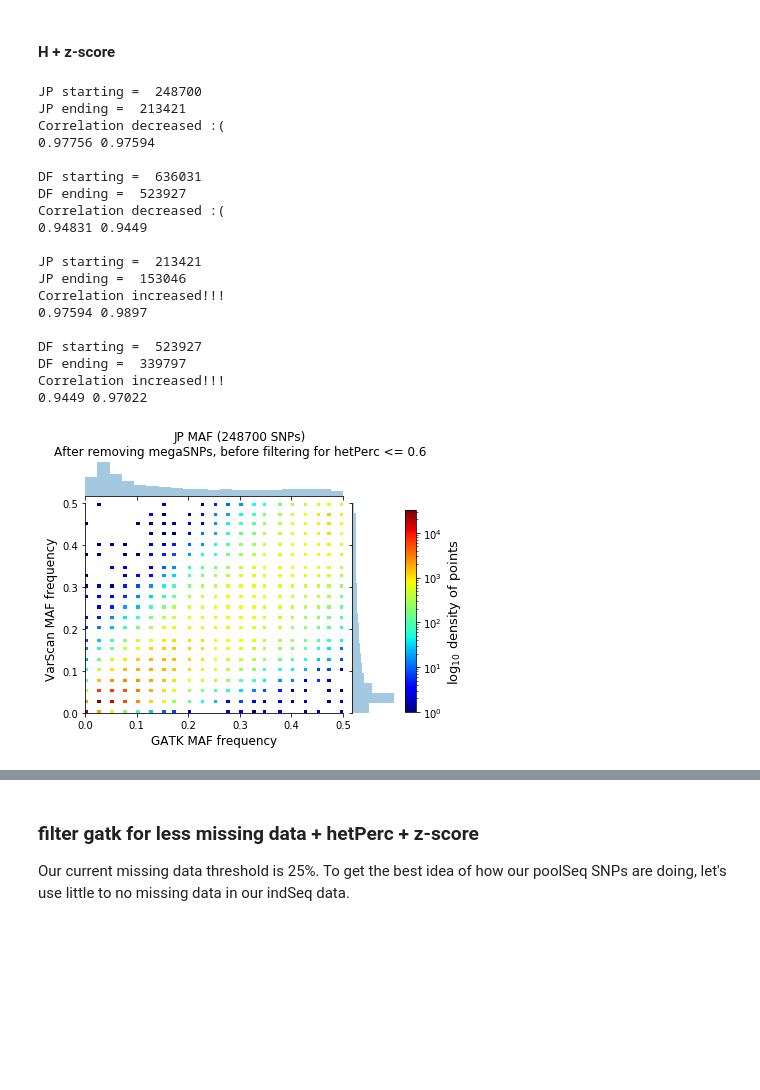
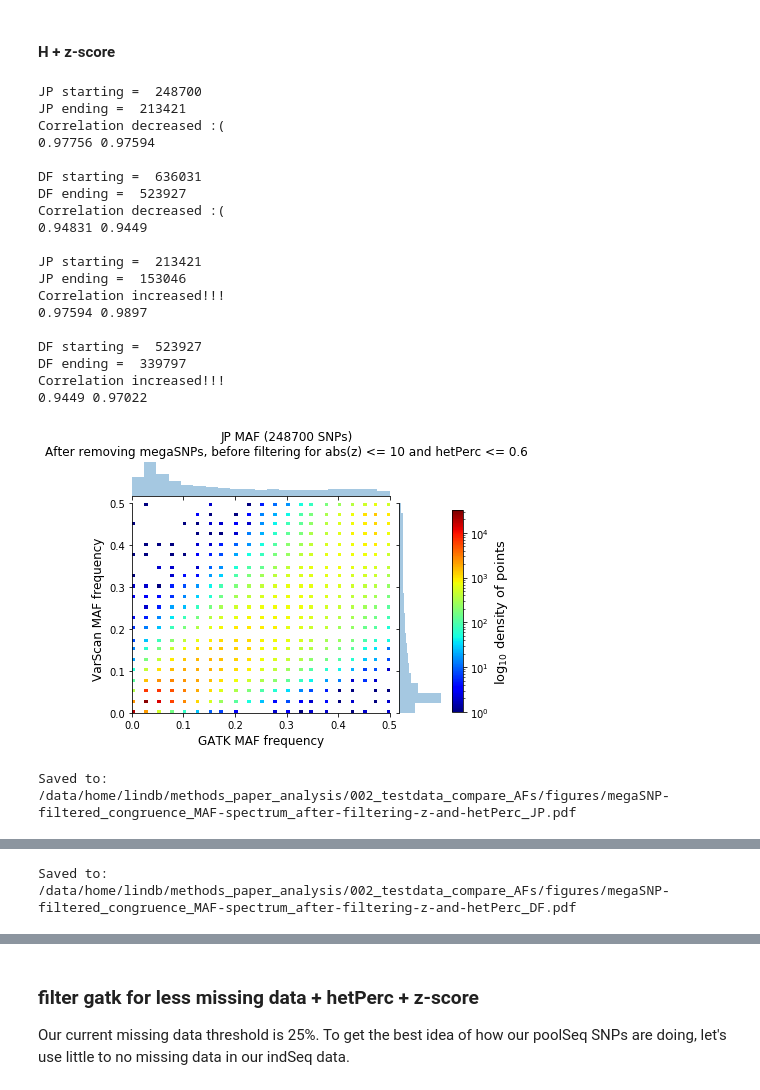
Before and after one commit to CoAdapTree/testdata_validation, a Jupyter notebook: 002_testdata_compare_AFs.ipynb, the cells around one changed output, grey strips where cells are left out. Drawn from its saved outputs; the diff is of its cells as text; code cells hidden in the pictures; blank space fills up the shorter version.

Commit message:
figures

```diff
--- a/002_testdata_compare_AFs.ipynb
+++ b/002_testdata_compare_AFs.ipynb
@@ -417,18 +407,22 @@ DF
 
         Correlation increased!!!
 # %%
-def compare_sweetgraphs(before, after, doingwhat='', ret_after=False):
+def compare_sweetgraphs(before, after, doingwhat='', ret_after=False, saveloc=None):
+    """Create two sweetgraphs for comparison, one before filtering and one after filtering."""
     for sp in ['JP', 'DF']:
         makesweetgraph(before['gatk'][sp]['realMAF'],
                        before['varscan'][sp]['realMAF'],
                        title=f'{sp} MAF ({nrow(before["gatk"][sp])} SNPs)\nAfter removing megaSNPs, before {doingwhat}',
                        snsbins=luni(before['gatk'][sp]['realMAF']),
-                       xlab='GATK MAF frequency', ylab='VarScan MAF frequency', xlim=(0,0.5), ylim=(0,0.5), vlim=(1,32000))
+                       xlab='GATK MAF frequency', ylab='VarScan MAF frequency', xlim=(0,0.5), ylim=(0,0.5),
+                       vlim=(1,32000))
         makesweetgraph(after['gatk'][sp]['realMAF'],
                        after['varscan'][sp]['realMAF'],
                        title=f'{sp} MAF ({nrow(after["gatk"][sp])} SNPs)\nAfter removing megaSNPs, after {doingwhat}',
                        snsbins=luni(after['gatk'][sp]['realMAF']),
-                       xlab='GATK MAF frequency', ylab='VarScan MAF frequency', xlim=(0,0.5), ylim=(0,0.5), vlim=(1,32000))
+                       xlab='GATK MAF frequency', ylab='VarScan MAF frequency', xlim=(0,0.5), ylim=(0,0.5),
+                       vlim=(1,32000),
+                       saveloc=saveloc.replace('.pdf', f'_{sp}.pdf') if saveloc is not None else None)
     if ret_after is True:
         return after
 # %%
@@ -445,6 +443,7 @@ compare_sweetgraphs(before=snps,
 # compare other filters of poolSeq
 # %%
 def print_corr(gatk1, gatk2, varscan1, varscan2, colheader):
+    """Calculate Pearson's r for before/after filtering and report if it increased/decreased."""
     # get correlation
     p1 = pearsonr(gatk1['AF'], varscan1[f'{colheader}.FREQ'].str.replace("%","").astype(float)/100)
     p2 = pearsonr(gatk2['AF'], varscan2[f'{colheader}.FREQ'].str.replace("%","").astype(float)/100)
@@ -494,20 +493,11 @@ def filter_snps(snpdict, col=None, byval=None, greaterthan=True, filtergatk=Fals
         # get correlation
         print_corr(snpdict['gatk'][sp], gatk, snpdict['varscan'][sp], varscan, colheader)
     return mydict
-
-def plot_rawAFdiff(gatk, varscan, y='realMAF', x='AF', replace=False):
-    df = varscan[['AF','MAF','realfreq']].copy()
-    df[y] = varscan[y]
-    df['rawAFdiff'] = df[x] - gatk.loc[df.index, x]
-#     return df
-    makesweetgraph(df['rawAFdiff'], df[y],
-                   xlab=f'rawAFdiff (pool_{x} - ind_{x})',
-                   ylab=f'poolSeq {y}' if replace is False else f'{replace} {y}',
-                   title=f'{sp} - allele frequency differences')
 # %% [markdown]
 ### lower depth
 # %%
 # there is a good spread of rawAFdiff at low depth, next see if filtering does anything for correlation
 for sp,ycol in zip(['JP','DF'], ['JP_p101.DP','DF_p52.DP']):
-    plot_rawAFdiff(newsnps['gatk'][sp], newsnps['varscan'][sp], y=ycol)
+    plot_rawAFdiff(newsnps['gatk'][sp], newsnps['varscan'][sp], y=ycol,
+                   saveloc=op.join(figdir, f'megaSNP-filtered_AFdiff-vs-depth_{sp}.pdf'))
 # %% [output]
@@ -615,7 +608,7 @@ def get_z_scores(df):
 # add in the z-score information to the newsnps dict
 for sp in ['JP', 'DF']:
     print(sp)
-    adfile = f'/data/home/lindb/methods_paper_analysis/003_testdata_validate_gatk_megaSNPs/full-AD_depths-{sp}.txt'
+    adfile = f'/data/home/lindb/methods_paper_analysis/003_testdata_validate_megaSNPs/full-AD_depths-{sp}.txt'
     df = get_z_scores(pd.read_table(adfile))
     df.index = df['locus_ID'].tolist()
     interloci = list(set(df.index).intersection(newsnps['varscan'][sp].index.tolist()))
@@ -716,27 +729,29 @@ Correlation increased!!!
 # %%
 # correlation is higher after filtering for hetPerc AND z-score than with hetPerc alone
 compare_sweetgraphs(before=newsnps,
                     after=filter_snps(filter_snps(newsnps, col='abs(z)', greaterthan=False, byval=10),
                                       col='hetPerc', greaterthan=False, byval=0.6),
-                    doingwhat='filtering for hetPerc <= 0.6')
+                    doingwhat='filtering for abs(z) <= 10 and hetPerc <= 0.6',
+                    saveloc=op.join(figdir, 'megaSNP-filtered_congruence_MAF-spectrum_after-filtering-z-and-hetPerc.pdf'))
 # %% [output]
 JP starting =  248700
 JP ending =  213421
 Correlation decreased :(
 0.97756 0.97594
 
 DF starting =  636031
 DF ending =  523927
 Correlation decreased :(
 0.94831 0.9449
 
 JP starting =  213421
 JP ending =  153046
 Correlation increased!!!
 0.97594 0.9897
 
 DF starting =  523927
 DF ending =  339797
 Correlation increased!!!
 0.9449 0.97022
-[figure, old version]
+[figure, new version]
+Saved to:  /data/home/lindb/methods_paper_analysis/002_testdata_compare_AFs/figures/megaSNP-filtered_congruence_MAF-spectrum_after-filtering-z-and-hetPerc_JP.pdf
@@ -744,0 +760 @@ Correlation increased!!!
+Saved to:  /data/home/lindb/methods_paper_analysis/002_testdata_compare_AFs/figures/megaSNP-filtered_congruence_MAF-spectrum_after-filtering-z-and-hetPerc_DF.pdf
```
Also changed, not shown: parts of 29 cells of this notebook.
